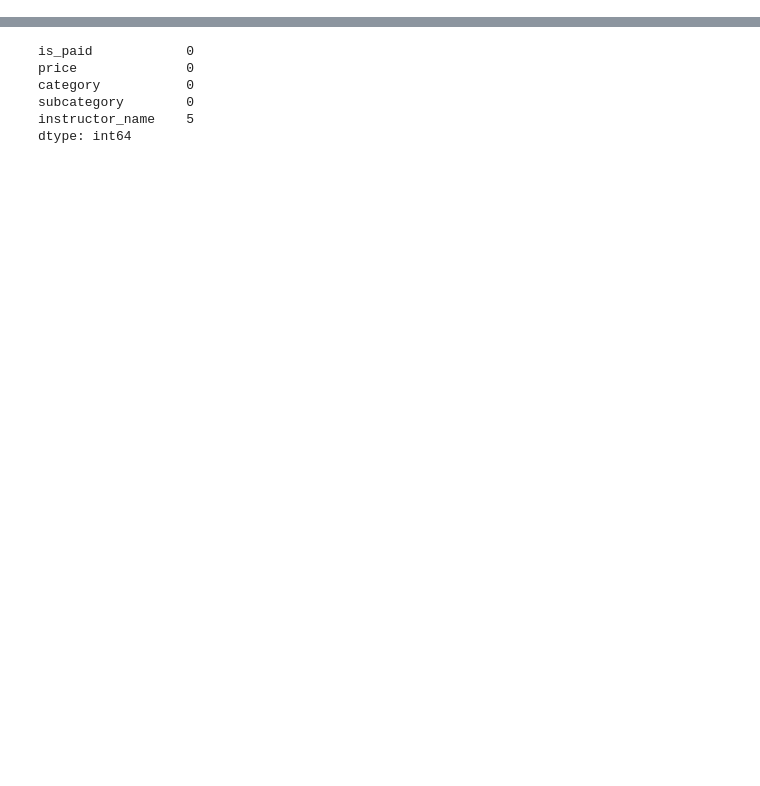
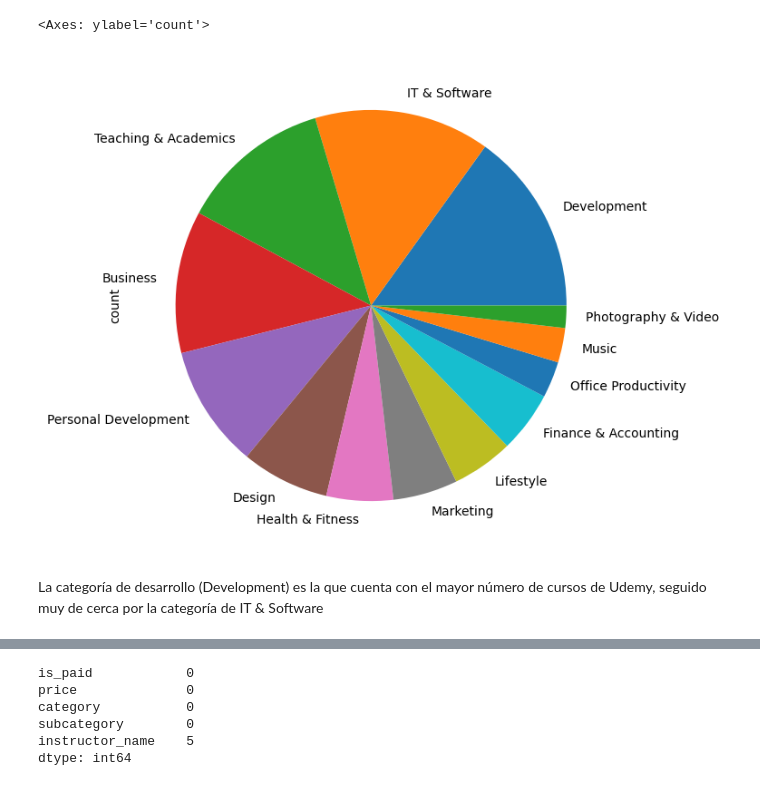
Before and after one commit to SergioQui/PBD_3, a Jupyter notebook: recommendation_system_udemy.ipynb, the cells around one changed output, grey strips where cells are left out. Cells and saved outputs as stored; diff of their text form; code cells hidden in the pictures; blank space fills up the shorter version.

```diff
--- a/recommendation_system_udemy.ipynb
+++ b/recommendation_system_udemy.ipynb
@@ -11,0 +189,7 @@ courses = pd.read_csv('C:/Users/G/Documents/GitHub/recommendation_system/Course_
+# %%
+course_info['category'].value_counts().plot(kind='pie', figsize=(7,7))
+# %% [output]
+<Axes: ylabel='count'>
+[figure, added]
+# %% [markdown]
+La categoría de desarrollo (Development) es la que cuenta con el mayor número de cursos de Udemy, seguido muy de cerca por la categoría de IT & Software
```
Also changed, not shown: parts of 62 cells of this notebook.
